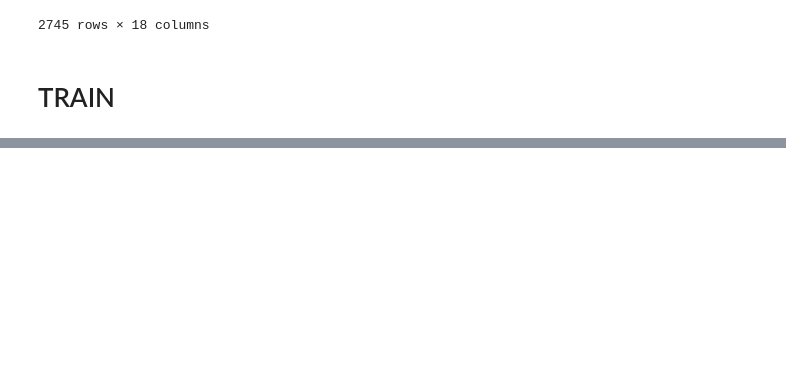
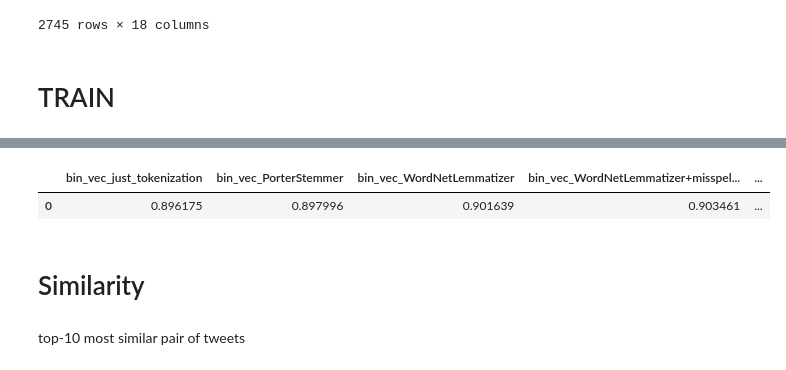
Before and after one commit to mlagranzh/tweets, a Jupyter notebook: tweets.ipynb, the cells around one changed output, grey strips where cells are left out. Cells and saved outputs as stored; diff of their text form; code cells hidden in the pictures; blank space fills up the shorter version.

```diff
--- a/tweets.ipynb
+++ b/tweets.ipynb
@@ -238,0 +251,16 @@ accuracy_score(predict, y_test)
+# %%
+from sklearn.model_selection import GridSearchCV
+from sklearn.ensemble import GradientBoostingClassifier
+gbc = GradientBoostingClassifier()
+# parameters = {'max_depth':[3,10]} #лучший 10
+# gsCV = GridSearchCV(gbc, parameters)
+accuracy_table_gbc = train(gbc, vectors.vectors, preproc_data.category)
+# %%
+accuracy_table_gbc
+# %% [output]
+|  | bin_vec_just_tokenization | bin_vec_PorterStemmer | bin_vec_WordNetLemmatizer | bin_vec_WordNetLemmatizer+misspel... | ... |
+| 0 | 0.896175 | 0.897996 | 0.901639 | 0.903461 | ... |
+# %% [markdown]
+# Similarity
+# %% [markdown]
+top-10 most similar pair of tweets
```
Also changed, not shown: parts of 25 cells of this notebook, 2 other files.
